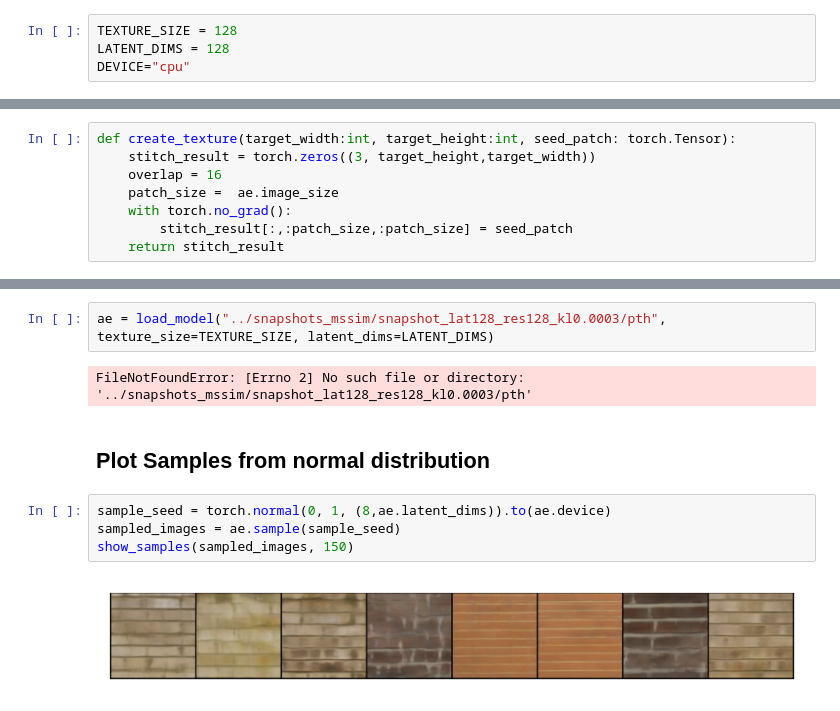
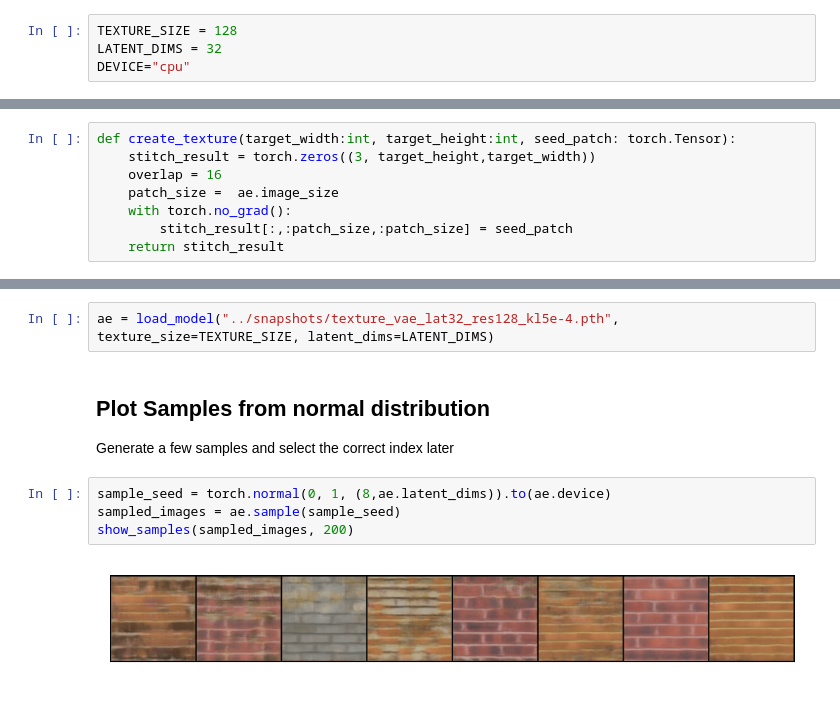
Before and after one commit to tlangmo/texture-vae, a Jupyter notebook: notebooks/stich.ipynb, the cells around one changed output, grey strips where cells are left out. Cells and saved outputs as stored; diff of their text form.

```diff
--- a/notebooks/stich.ipynb
+++ b/notebooks/stich.ipynb
@@ -22,4 +45,4 @@ from IPython import display
 # %%
 TEXTURE_SIZE = 128
-LATENT_DIMS = 128
+LATENT_DIMS = 32
 DEVICE="cpu"
@@ -67,12 +132,11 @@ def create_texture(target_width:int, target_height:int, seed_patch: torch.Tensor
 # %%
-ae = load_model("../snapshots_mssim/snapshot_lat128_res128_kl0.0003/pth", texture_size=TEXTURE_SIZE, latent_dims=LATENT_DIMS)
+ae = load_model("../snapshots/texture_vae_lat32_res128_kl5e-4.pth", texture_size=TEXTURE_SIZE, latent_dims=LATENT_DIMS)
-# %% [output]
-FileNotFoundError: [Errno 2] No such file or directory: '../snapshots_mssim/snapshot_lat128_res128_kl0.0003/pth'
 # %% [markdown]
 ## Plot Samples from normal distribution
+Generate a few samples and select the correct index later
 # %%
 sample_seed = torch.normal(0, 1, (8,ae.latent_dims)).to(ae.device)
 sampled_images = ae.sample(sample_seed)
-show_samples(sampled_images, 150)
+show_samples(sampled_images, 200)
 # %% [output]
-[figure, old version]
+[figure, new version]
```
Also changed, not shown: parts of 9 cells of this notebook, 15 other files.
